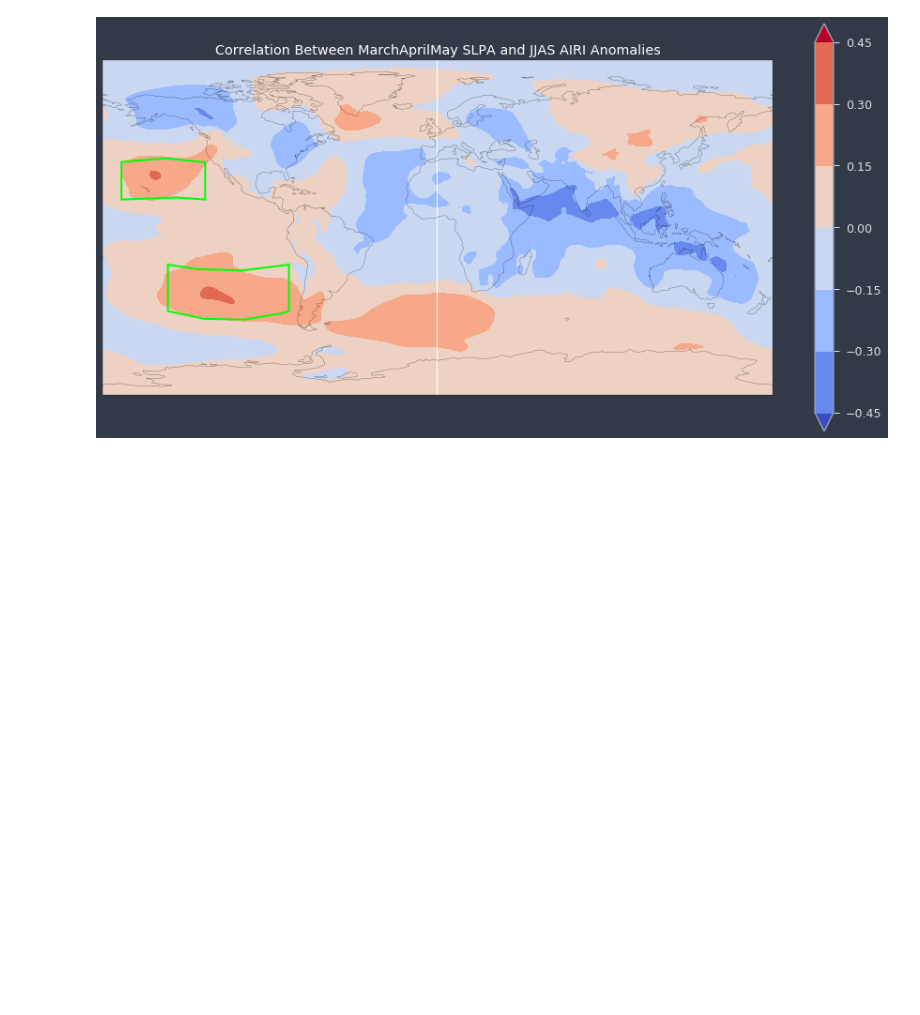
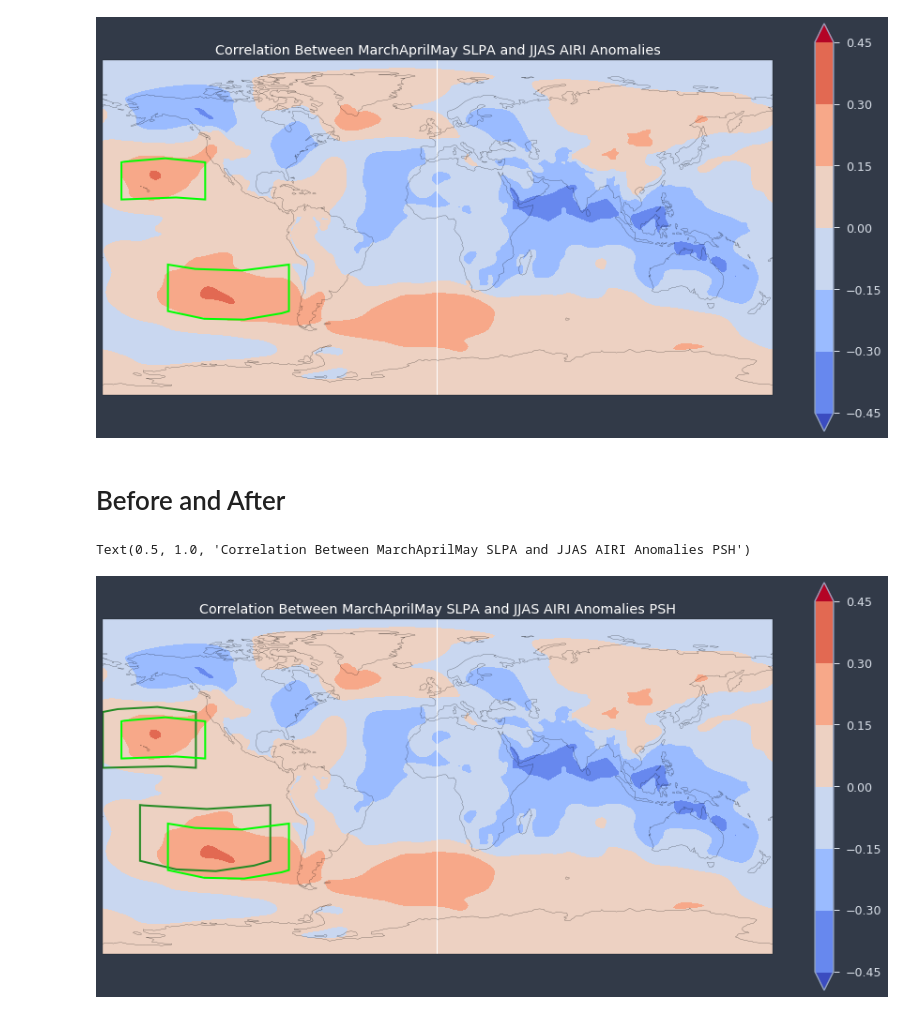
Before and after one commit to medhap02/AllIndiaRainfall, a Jupyter notebook: src/SLPreanalysiscorrelationsRandom25Removed.ipynb, the cells around one changed output. Drawn from its saved outputs; the diff is of its cells as text; code cells hidden in the pictures; blank space fills up the shorter version.

Commit message:
PSH before and after

```diff
--- a/src/SLPreanalysiscorrelationsRandom25Removed.ipynb
+++ b/src/SLPreanalysiscorrelationsRandom25Removed.ipynb
@@ -54,7 +54,7 @@ Coordinates:
   * time     (time) datetime64[ns] 1871-02-01 1871-03-01 ... 2017-01-01
 # %%
 #Load SLP data
-slp_dat = xr.open_dataset('/global/scratch/medhap02/prmsl.mon.mean.nc')
+slp_dat = xr.open_dataset('/global/scratch/medhap02/ISMData/prmsl.mon.mean.nc')
 #units, reference_date = slp_dat.time.attrs['units'].split('since')
 #slp_dat['time'] = pd.date_range(start=reference_date, periods=slp_dat.sizes['time'], freq='MS')
 slp = slp_dat['prmsl']
@@ -572,5 +572,23 @@ plt.title('Correlation Between MarchAprilMay SLPA and JJAS AIRI Anomalies', colo
 # %% [output]
 Text(0.5, 1.0, 'Correlation Between MarchAprilMay SLPA and JJAS AIRI Anomalies')
 [figure]
+# %% [markdown]
+# Before and After
+# %%
+ax = plt.axes(projection=ccrs.PlateCarree())
+slp_mam_r.plot.contourf(cmap='coolwarm', extend='both')
+ax.coastlines()
+ax.add_patch(mpatches.Rectangle(xy=[-160,-40], width=70, height=30, facecolor=None, edgecolor='forestgreen', fill = False, linewidth = 2, transform=ccrs.Geodetic()))
+#(40-10s, 160-90w)
+ax.add_patch(mpatches.Rectangle(xy=[-180,10], width=50, height=30, facecolor=None, edgecolor='forestgreen', fill = False, linewidth = 2, transform=ccrs.Geodetic()))
+#(10-40n, 180-130w)
+ax.add_patch(mpatches.Rectangle(xy=[-145,-45], width=65, height=25, facecolor=None, edgecolor='lime', fill = False, linewidth = 2, transform=ccrs.Geodetic()))
+#(20-45s, 145-80w)
+ax.add_patch(mpatches.Rectangle(xy=[-170,15], width=45, height=20, facecolor=None, edgecolor='lime', fill = False, linewidth = 2, transform=ccrs.Geodetic()))
+#(15-35n, 170-125w)
+plt.title('Correlation Between MarchAprilMay SLPA and JJAS AIRI Anomalies PSH', color = 'white')
+# %% [output]
+Text(0.5, 1.0, 'Correlation Between MarchAprilMay SLPA and JJAS AIRI Anomalies PSH')
+[figure, added]
 # %%
 # Copyright (c) 2020 Medha Palavalli.
```
